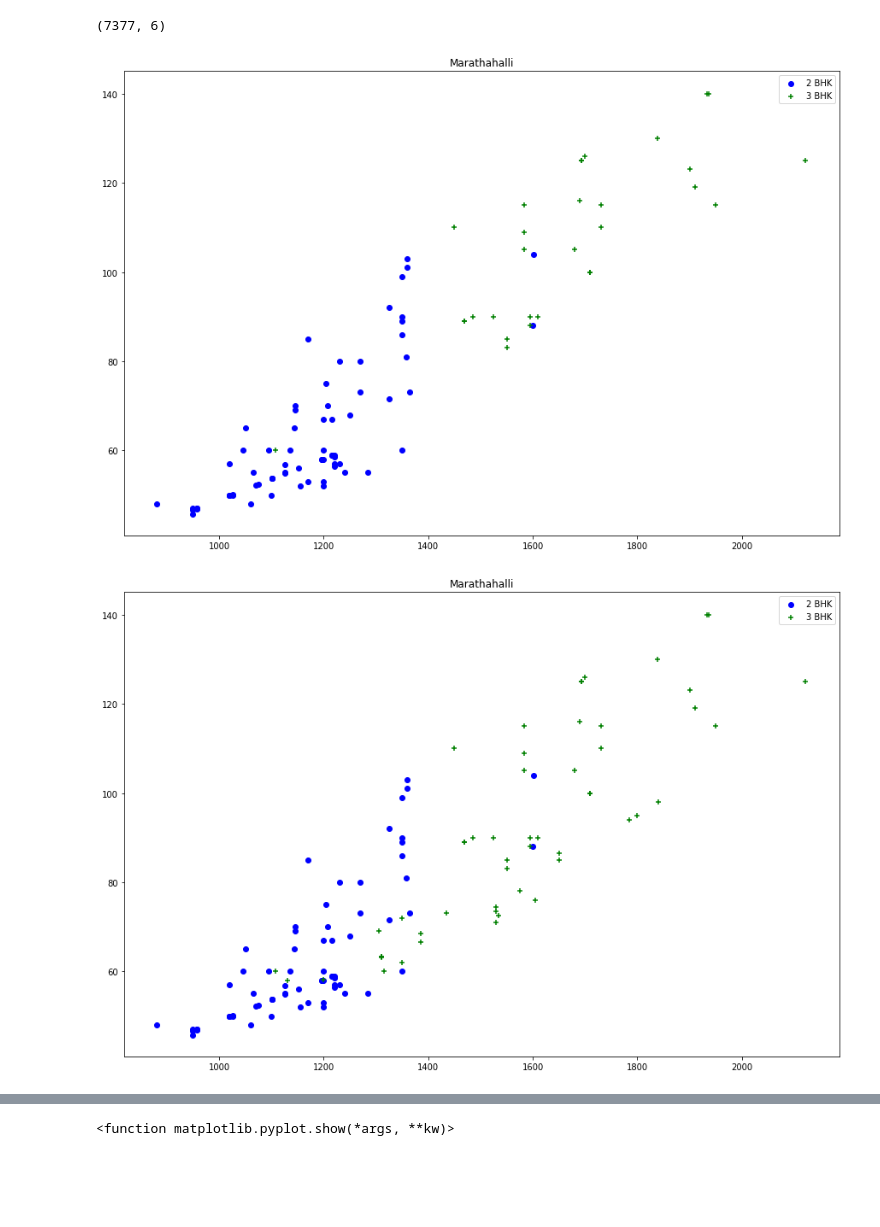
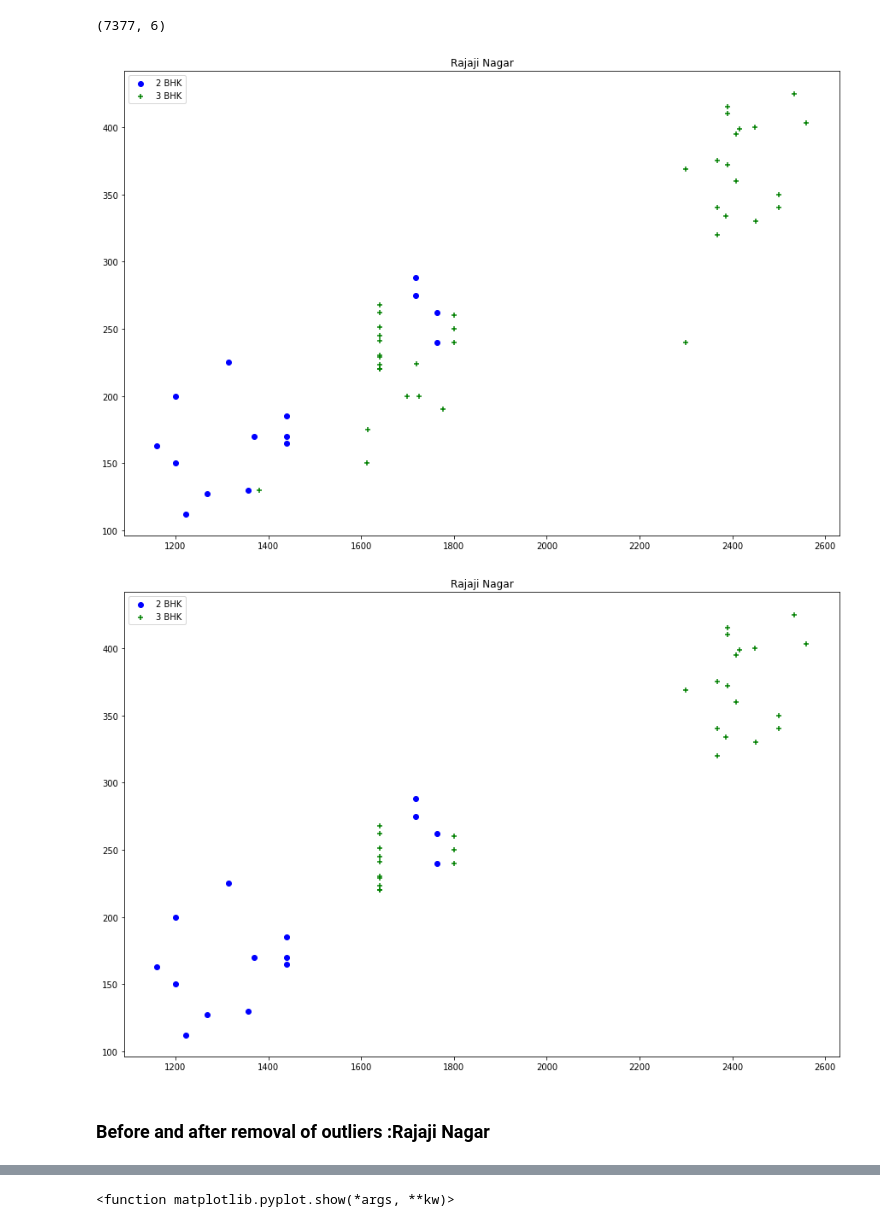
Before and after one commit to NaikMegha/Bengalore-Home-Price-Prediction-using-ML, a Jupyter notebook: home_price_prediction.ipynb, the cells around one changed output, grey strips where cells are left out. Cells and saved outputs as stored; diff of their text form; code cells hidden in the pictures; blank space fills up the shorter version.

```diff
--- a/home_price_prediction.ipynb
+++ b/home_price_prediction.ipynb
@@ -360,9 +374,11 @@ df7 = remove_outlier_bhk(df6)
 df7.shape
 # %% [output]
 (7377, 6)
-# %%
-plot_scatters("Marathahalli",df7)
-plot_scatters("Marathahalli",df6)
-# %% [output]
-[figure, removed]
-[figure, removed]
+# %%
+plot_scatters("Rajaji Nagar",df6)
+plot_scatters("Rajaji Nagar",df7)
+# %% [output]
+[figure, added]
+[figure, added]
+# %% [markdown]
+### Before and after removal of outliers :Rajaji Nagar
```
Also changed, not shown: parts of 32 cells of this notebook.
